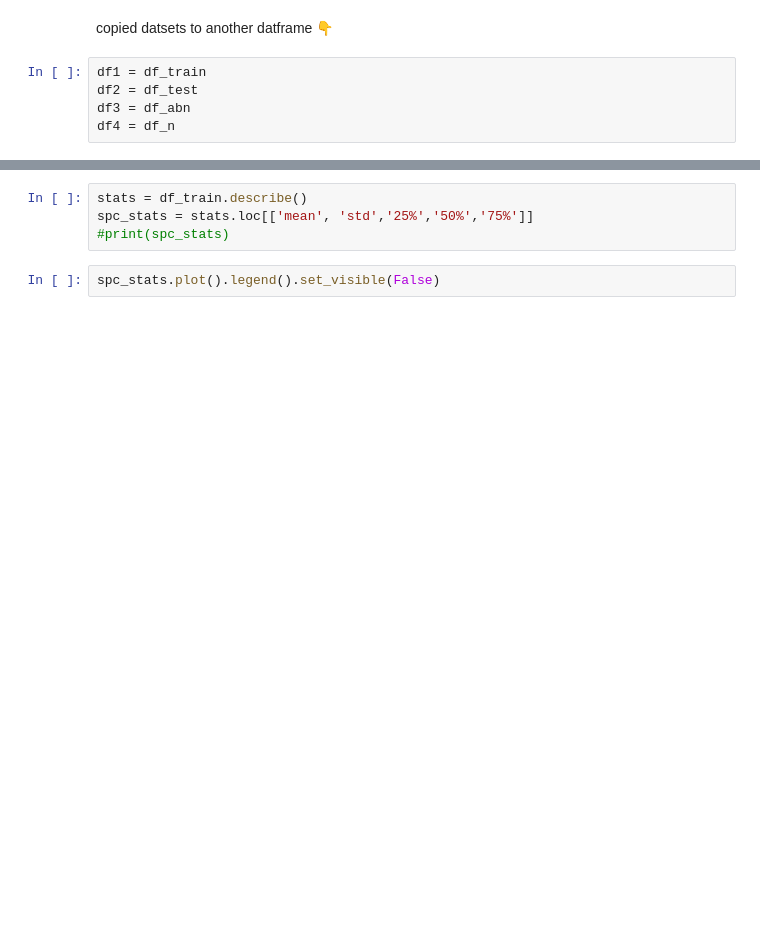
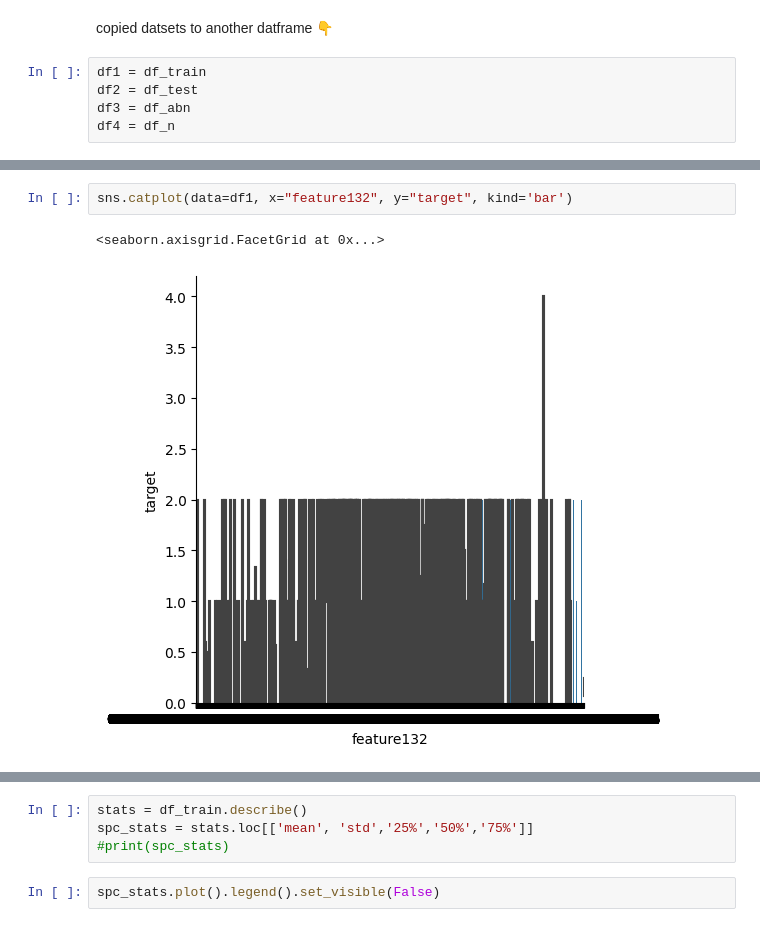
Before and after one commit to Mahim-SOL/ML_intern_task_SOL, a Jupyter notebook: Learning_task_of_SOL.ipynb, the cells around one changed output, grey strips where cells are left out. Saved outputs shown, nothing was run; the diff lists cells and outputs as text; blank space fills up the shorter version.

```diff
--- a/Learning_task_of_SOL.ipynb
+++ b/Learning_task_of_SOL.ipynb
@@ -130,0 +151,5 @@ import seaborn as sns
+# %%
+sns.catplot(data=df1, x="feature132", y="target", kind='bar')
+# %% [output]
+<seaborn.axisgrid.FacetGrid at 0x...>
+[figure, added]
```
Also changed, not shown: parts of 118 cells of this notebook.
